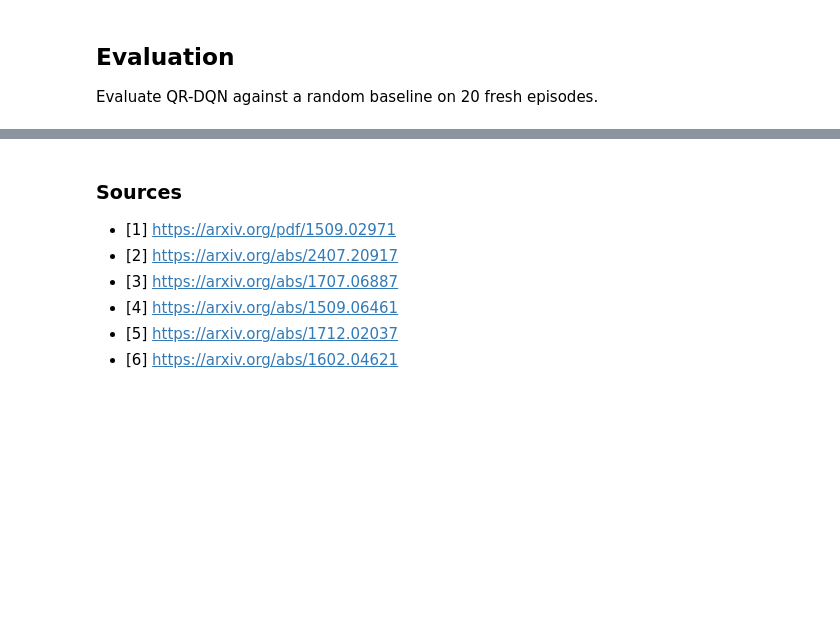
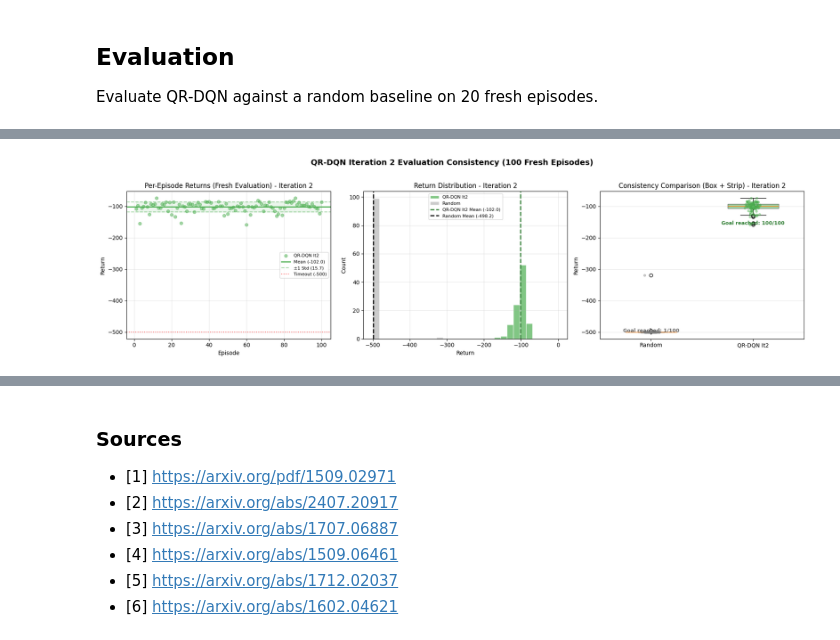
Before and after one commit to FrankVanDerVelde/master_applied-artificial_intelligence, a Jupyter notebook: methoden_en_technieken/datapunt_6/Opdracht datapunt 3b M&T.ipynb, the cells around one changed output, grey strips where cells are left out. Saved outputs shown, nothing was run; the diff lists cells and outputs as text; code cells hidden in the pictures; blank space fills up the shorter version.

Commit message:
Added iteration 2

```diff
--- a/methoden_en_technieken/datapunt_6/Opdracht datapunt 3b M&T.ipynb
+++ b/methoden_en_technieken/datapunt_6/Opdracht datapunt 3b M&T.ipynb
@@ -432,0 +692,11 @@ plt.show()
+# %%
+print("Training QR-DQN Iteration 2...")
+reward_callback_it2 = RewardLoggerCallback()
+start_time_it2 = time.time()
+
+model_it2.learn(total_timesteps=total_timesteps_it2, log_interval=log_interval_it2, callback=reward_callback_it2)
+train_time_it2 = time.time() - start_time_it2
+
+model_it2.save("qrdqn_acrobot_it2")
+qrdqn_rewards_it2 = reward_callback_it2.episode_rewards
+print(f"Training complete in {train_time_it2:.1f}s, {len(qrdqn_rewards_it2)} episodes")
@@ -432,0 +774,61 @@ plt.show()
+# %%
+fig, axes = plt.subplots(1, 3, figsize=(18, 5))
+
+# 1) Per-episode returns scatter
+ax = axes[0]
+episodes_it2 = np.arange(1, len(qrdqn_returns_it2) + 1)
+ax.scatter(episodes_it2, qrdqn_returns_it2, alpha=0.5, s=30, color="#4CAF50", label="QR-DQN It2")
+ax.axhline(y=qrdqn_mean_it2, color="#4CAF50", linestyle="-", linewidth=2, label=f"Mean ({qrdqn_mean_it2:.1f})")
+ax.axhline(y=qrdqn_mean_it2 + qrdqn_std_it2, color="#4CAF50", linestyle="--", alpha=0.5, label=f"±1 Std ({qrdqn_std_it2:.1f})")
+ax.axhline(y=qrdqn_mean_it2 - qrdqn_std_it2, color="#4CAF50", linestyle="--", alpha=0.5)
+ax.fill_between(episodes_it2, qrdqn_mean_it2 - qrdqn_std_it2, qrdqn_mean_it2 + qrdqn_std_it2, color="#4CAF50", alpha=0.1)
+ax.axhline(y=-500, color="red", linestyle=":", alpha=0.6, label="Timeout (-500)")
+ax.set_xlabel("Episode")
+ax.set_ylabel("Return")
+ax.set_title("Per-Episode Returns (Fresh Evaluation) - Iteration 2")
+ax.legend(fontsize=8)
+ax.grid(True, alpha=0.3)
+
+# 2) Histogram
+ax = axes[1]
+bins_it2 = np.linspace(min(min(qrdqn_returns_it2), min(rand_returns_it2)), 0, 30)
+ax.hist(qrdqn_returns_it2, bins=bins_it2, alpha=0.7, color="#4CAF50", edgecolor="white", label="QR-DQN It2")
+ax.hist(rand_returns_it2, bins=bins_it2, alpha=0.4, color="gray", edgecolor="white", label="Random")
+ax.axvline(x=qrdqn_mean_it2, color="#2E7D32", linestyle="--", linewidth=2, label=f"QR-DQN It2 Mean ({qrdqn_mean_it2:.1f})")
+ax.axvline(x=rand_mean_it2, color="black", linestyle="--", linewidth=2, label=f"Random Mean ({rand_mean_it2:.1f})")
+ax.set_xlabel("Return")
+ax.set_ylabel("Count")
+ax.set_title("Return Distribution - Iteration 2")
+ax.legend(fontsize=8)
+ax.grid(True, alpha=0.3)
+
+# 3) Box + strip plot
+ax = axes[2]
+data_it2 = [rand_returns_it2, qrdqn_returns_it2]
+labels_it2 = ["Random", "QR-DQN It2"]
+colors_box_it2 = ["gray", "#4CAF50"]
+bp_it2 = ax.boxplot(data_it2, labels=labels_it2, patch_artist=True, widths=0.5, showmeans=True,
+                    meanprops=dict(marker="D", markerfacecolor="white", markeredgecolor="black", markersize=7))
+for patch, color in zip(bp_it2["boxes"], colors_box_it2):
+    patch.set_facecolor(color)
+    patch.set_alpha(0.5)
+for i, (d, c) in enumerate(zip(data_it2, colors_box_it2)):
+    jitter = np.random.normal(0, 0.04, size=len(d))
+    ax.scatter(np.full(len(d), i + 1) + jitter, d, alpha=0.4, s=15, color=c, zorder=3)
+ax.set_ylabel("Return")
+ax.set_title("Consistency Comparison (Box + Strip) - Iteration 2")
+ax.grid(True, alpha=0.3, axis="y")
+
+qrdqn_success_it2 = sum(1 for r in qrdqn_returns_it2 if r > -500)
+rand_success_it2 = sum(1 for r in rand_returns_it2 if r > -500)
+ax.annotate(f"Goal reached: {qrdqn_success_it2}/{len(qrdqn_returns_it2)}", xy=(2, min(qrdqn_returns_it2)),
+            fontsize=9, ha="center", color="#2E7D32", fontweight="bold")
+ax.annotate(f"Goal reached: {rand_success_it2}/{len(rand_returns_it2)}", xy=(1, min(rand_returns_it2)),
+            fontsize=9, ha="center", color="dimgray", fontweight="bold")
+
+plt.suptitle("QR-DQN Iteration 2 Evaluation Consistency (100 Fresh Episodes)", fontsize=14, fontweight="bold", y=1.02)
+plt.tight_layout()
+plt.savefig("qrdqn_consistency_it2.png", dpi=150, bbox_inches='tight')
+plt.show()
+# %% [output]
+[figure, added]
```
Also changed, not shown: parts of 25 cells of this notebook, 2 other files.
